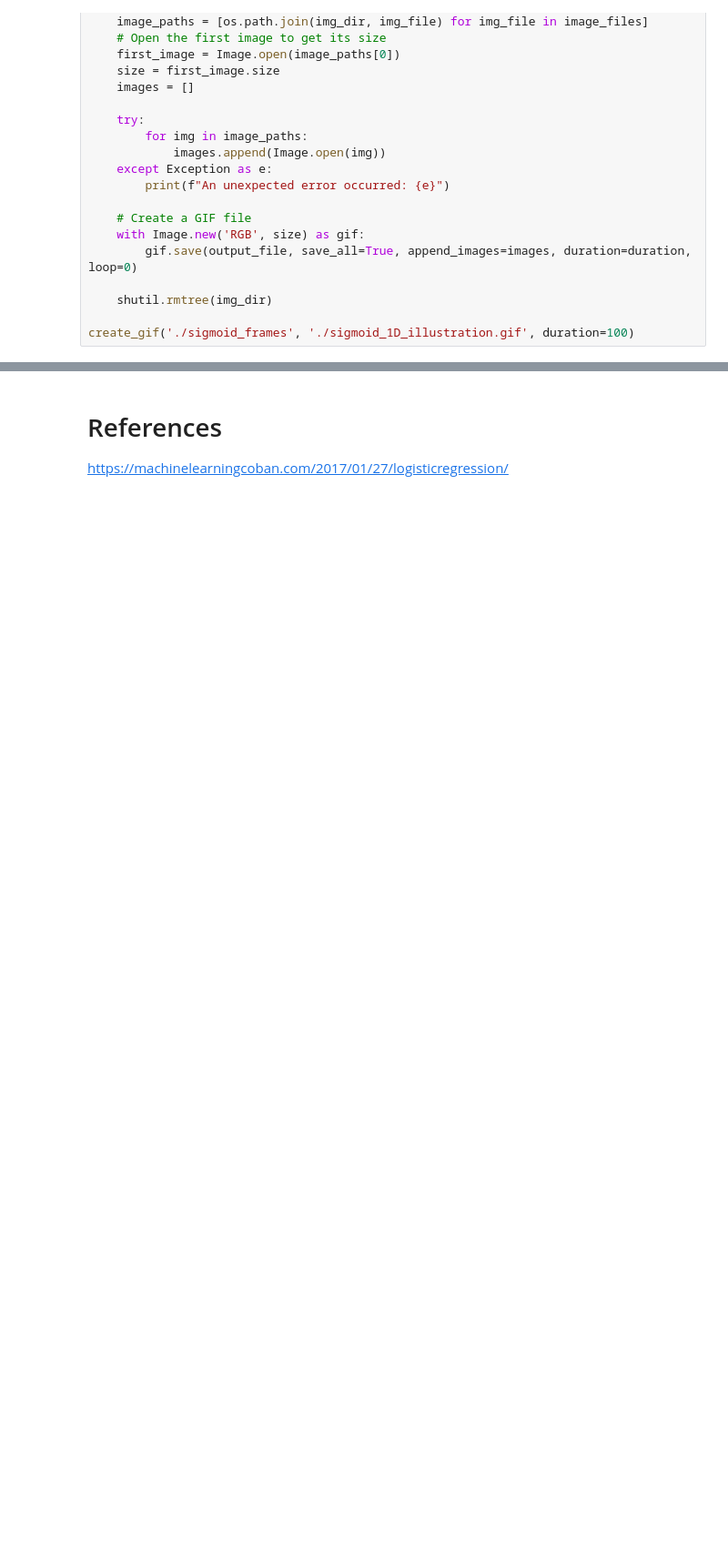
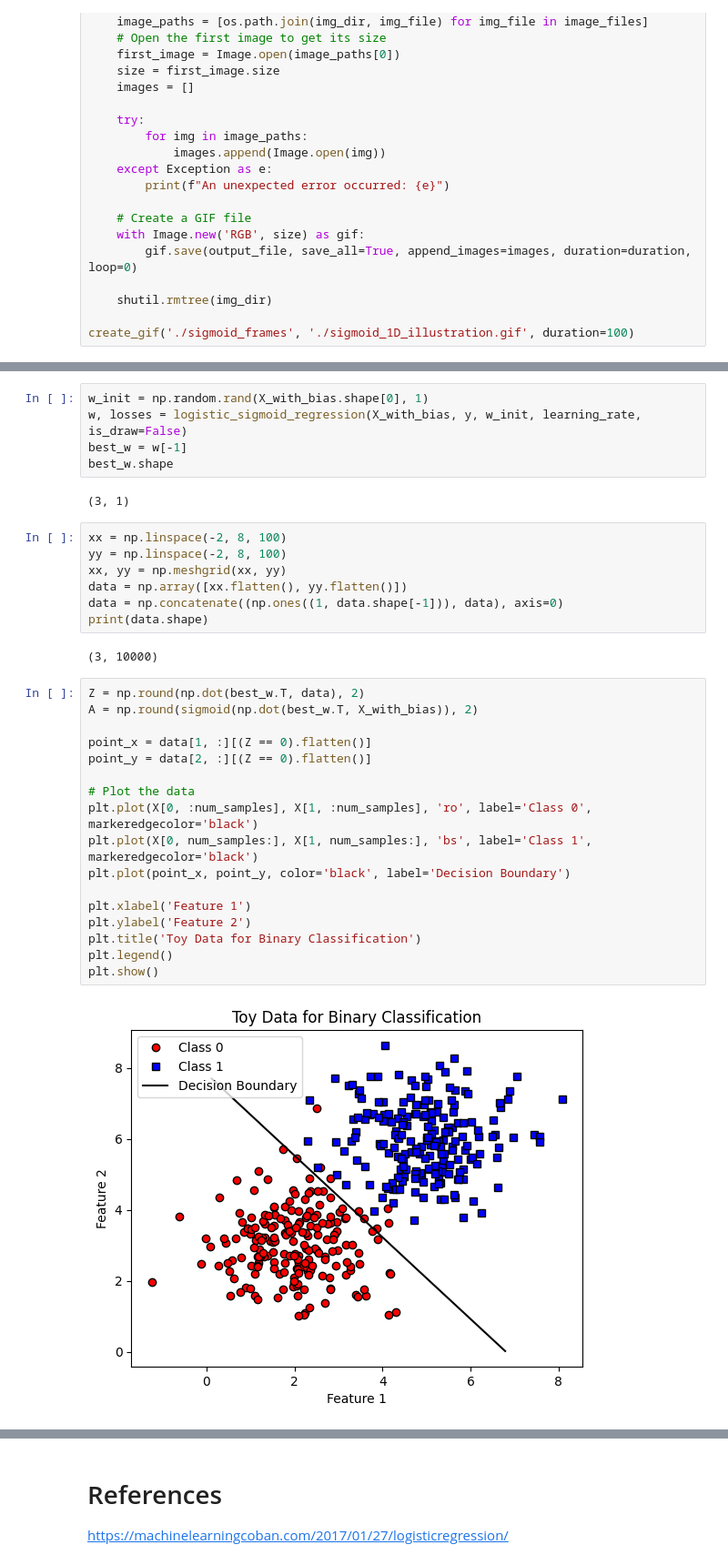
Before and after one commit to GiaKhangLuu/deep_learning_exercises, a Jupyter notebook: day_01/sigmoid_example.ipynb, the cells around one changed output, grey strips where cells are left out. Shown at 91% size. Saved outputs shown, nothing was run; the diff lists cells and outputs as text; blank space fills up the shorter version.

Commit message:
draw sigmoid decision boundary

```diff
--- a/day_01/sigmoid_example.ipynb
+++ b/day_01/sigmoid_example.ipynb
@@ -154,0 +161,35 @@ plt.show()
+# %%
+w_init = np.random.rand(X_with_bias.shape[0], 1)
+w, losses = logistic_sigmoid_regression(X_with_bias, y, w_init, learning_rate, is_draw=False)
+best_w = w[-1]
+best_w.shape
+# %% [output]
+(3, 1)
+# %%
+xx = np.linspace(-2, 8, 100)
+yy = np.linspace(-2, 8, 100)
+xx, yy = np.meshgrid(xx, yy)
+data = np.array([xx.flatten(), yy.flatten()])
+data = np.concatenate((np.ones((1, data.shape[-1])), data), axis=0)
+print(data.shape)
+# %% [output]
+(3, 10000)
+# %%
+Z = np.round(np.dot(best_w.T, data), 2)
+A = np.round(sigmoid(np.dot(best_w.T, X_with_bias)), 2)
+
+point_x = data[1, :][(Z == 0).flatten()]
+point_y = data[2, :][(Z == 0).flatten()]
+
+# Plot the data
+plt.plot(X[0, :num_samples], X[1, :num_samples], 'ro', label='Class 0', markeredgecolor='black')
+plt.plot(X[0, num_samples:], X[1, num_samples:], 'bs', label='Class 1', markeredgecolor='black')
+plt.plot(point_x, point_y, color='black', label='Decision Boundary')
+
+plt.xlabel('Feature 1')
+plt.ylabel('Feature 2')
+plt.title('Toy Data for Binary Classification')
+plt.legend()
+plt.show()
+# %% [output]
+[figure, added]
```
Also changed, not shown: parts of 23 cells of this notebook.
